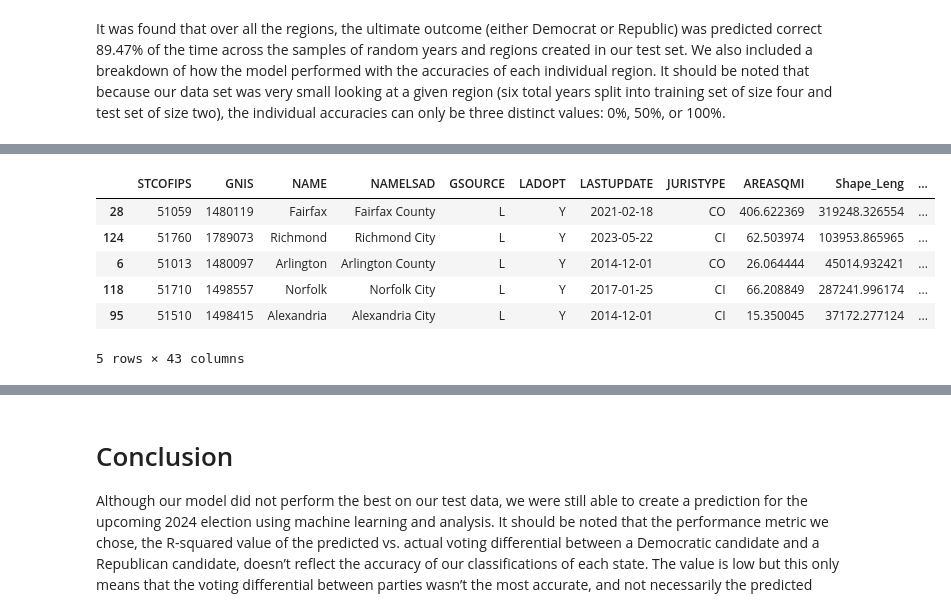
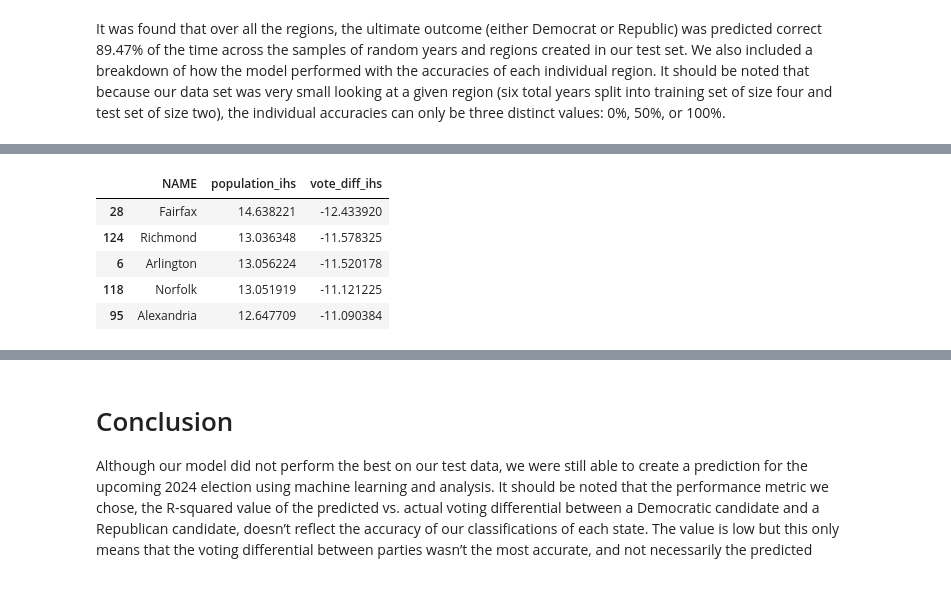
Before and after one commit to phipyao/ds3001-project_voting, a Jupyter notebook: project_voting.ipynb, the cells around one changed output, grey strips where cells are left out. Cells and saved outputs as stored; diff of their text form; code cells hidden in the pictures.

```diff
--- a/project_voting.ipynb
+++ b/project_voting.ipynb
@@ -223,14 +208,12 @@ df[['NAME', 'vote_diff_ihs']].head()
 # %%
 # Predicted most Democratic leaning counties
-
-df.sort_values(by=['vote_diff_ihs']).head(5)
+df[["NAME", "population_ihs", "vote_diff_ihs"]].sort_values(by=['vote_diff_ihs']).head(5)
 # %% [output]
-|  | STCOFIPS | GNIS | NAME | NAMELSAD | GSOURCE | LADOPT | LASTUPDATE | JURISTYPE | AREASQMI | Shape_Leng | ... |
-| 28 | 51059 | 1480119 | Fairfax | Fairfax County | L | Y | 2021-02-18 | CO | 406.622369 | 319248.326554 | ... |
-| 124 | 51760 | 1789073 | Richmond | Richmond City | L | Y | 2023-05-22 | CI | 62.503974 | 103953.865965 | ... |
-| 6 | 51013 | 1480097 | Arlington | Arlington County | L | Y | 2014-12-01 | CO | 26.064444 | 45014.932421 | ... |
-| 118 | 51710 | 1498557 | Norfolk | Norfolk City | L | Y | 2017-01-25 | CI | 66.208849 | 287241.996174 | ... |
-| 95 | 51510 | 1498415 | Alexandria | Alexandria City | L | Y | 2014-12-01 | CI | 15.350045 | 37172.277124 | ... |
+|  | NAME | population_ihs | vote_diff_ihs |
+| 28 | Fairfax | 14.638221 | -12.433920 |
+| 124 | Richmond | 13.036348 | -11.578325 |
+| 6 | Arlington | 13.056224 | -11.520178 |
+| 118 | Norfolk | 13.051919 | -11.121225 |
+| 95 | Alexandria | 12.647709 | -11.090384 |
-5 rows × 43 columns
 # %%
 # Predicted most Republican leaning counties
```
Also changed, not shown: parts of 14 cells of this notebook.
